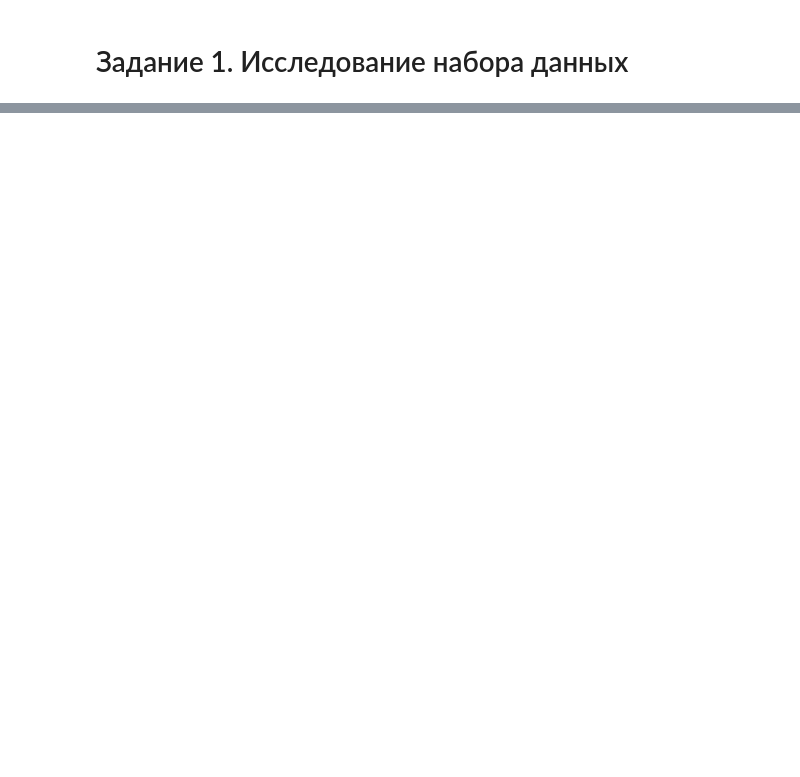
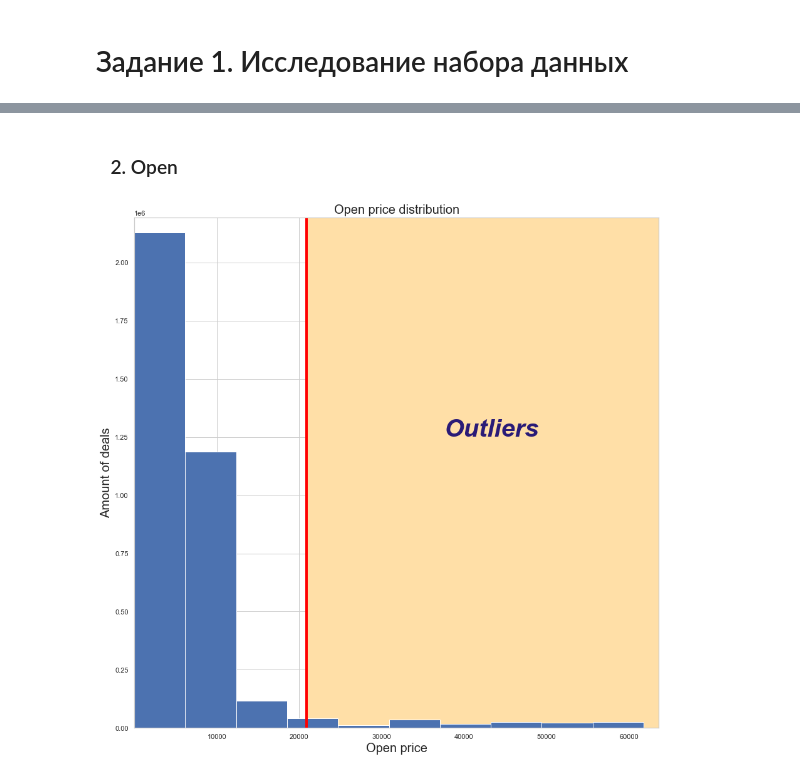
Before and after one commit to Xofrio/MachineLearning, a Jupyter notebook: Lab1/Lab1, 9893, Белов А. А..ipynb, the cells around one changed output, grey strips where cells are left out. Drawn from its saved outputs; the diff is of its cells as text; code cells hidden in the pictures; blank space fills up the shorter version.

```diff
--- a/Lab1/Lab1, 9893, Белов А. А..ipynb
+++ b/Lab1/Lab1, 9893, Белов А. А..ipynb
@@ -38,0 +52,13 @@
+# %%
+import pandas as pd
+import seaborn as sns
+import matplotlib.pyplot as plt
+import matplotlib.patches as patches
+
+sns.set(rc={'figure.figsize':(15,15)})
+sns.set_style('whitegrid')
+
+thicc = 4
+half_thicc = thicc >> 1
+
+df = pd.read_csv('bitstampUSD_1-min_data_2012-01-01_to_2021-03-31.csv')
@@ -38,0 +129,39 @@
+# %% [markdown]
+### &emsp;2. Open
+# %%
+mean_open = df['Open'].mean()
+sd_open = df['Open'].std(ddof=1)
+Q3_open = df['Open'].quantile(0.75)
+b_u_open = Q3_open + 1.5 * (Q3_open - df['Open'].quantile(0.25))
+min_open = df['Open'].min()
+left_border_open = min_open * 0.97
+max_open = df['Open'].max()
+right_border_open = max_open * 1.03
+interval_open = (df['Open'].max() - df['Open'].min()) / 10
+maximum_open = len(df[df['Open'] <= min_open + interval_open])
+for i in range (1,10):
+    possible_max = len(df[(df['Open'] > min_open + i * interval_open)
+                        & (df['Open'] <= min_open + (i + 1) * interval_open)])
+    if maximum_open < possible_max:
+        maximum_open = possible_max
+ceil_open = maximum_open * 1.03
+amount_open = len(df['Open'])
+amount_na_open = df['Open'].isna().sum()
+amount_filled_open = len(df['Open']) - amount_na_open
+outliers_amount_open = len(df[df['Open'] > b_u_open])
+outliers_percent_open = outliers_amount_open * 100 / amount_filled_open
+non_outliers_amount_open = len(df[df['Open'] <= b_u_open])
+c_v_open = sd_open / mean_open
+
+plt.axis([left_border_open, right_border_open, 0, ceil_open])
+plt.xlabel('Open price', fontsize=20)
+plt.ylabel('Amount of deals', fontsize=20)
+plt.title('Open price distribution', fontsize=20)
+plt.plot([b_u_open - half_thicc, b_u_open - half_thicc], [0, ceil_open], lw=thicc, color="red")
+plt.gca().add_patch(patches.Rectangle((b_u_open,0), right_border_open - b_u_open, ceil_open, color="#FFDFA7"))
+plt.gca().text((right_border_open + b_u_open) / 2.25, ceil_open / 1.75, 'Outliers',
+               fontdict={'color':  '#2A1B77', 'weight': 'bold', 'size': 40, 'style': 'italic'})
+plt.grid(True)
+plt.hist(df['Open']);
+# %% [output]
+[figure, added]
```
Also changed, not shown: parts of 21 cells of this notebook.
